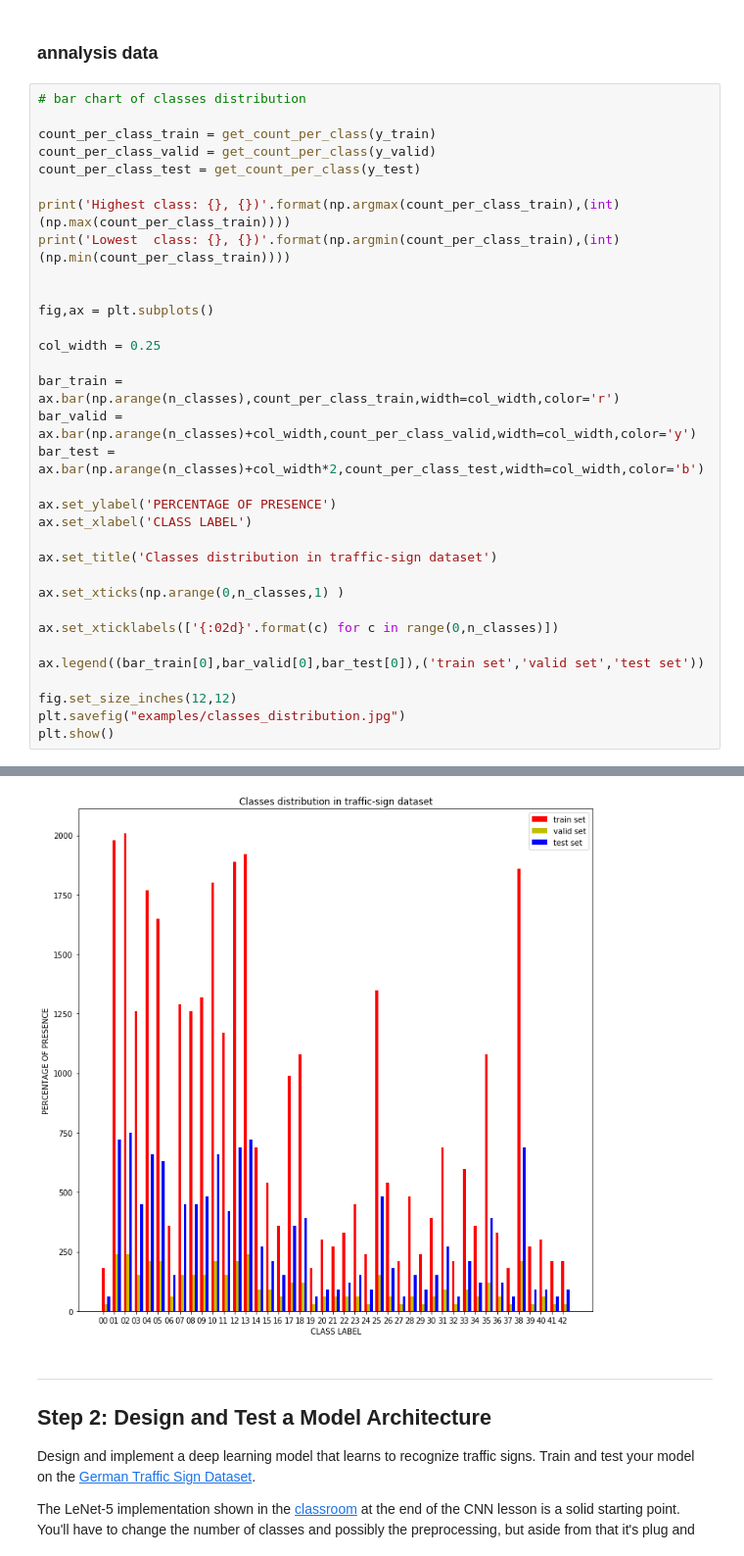
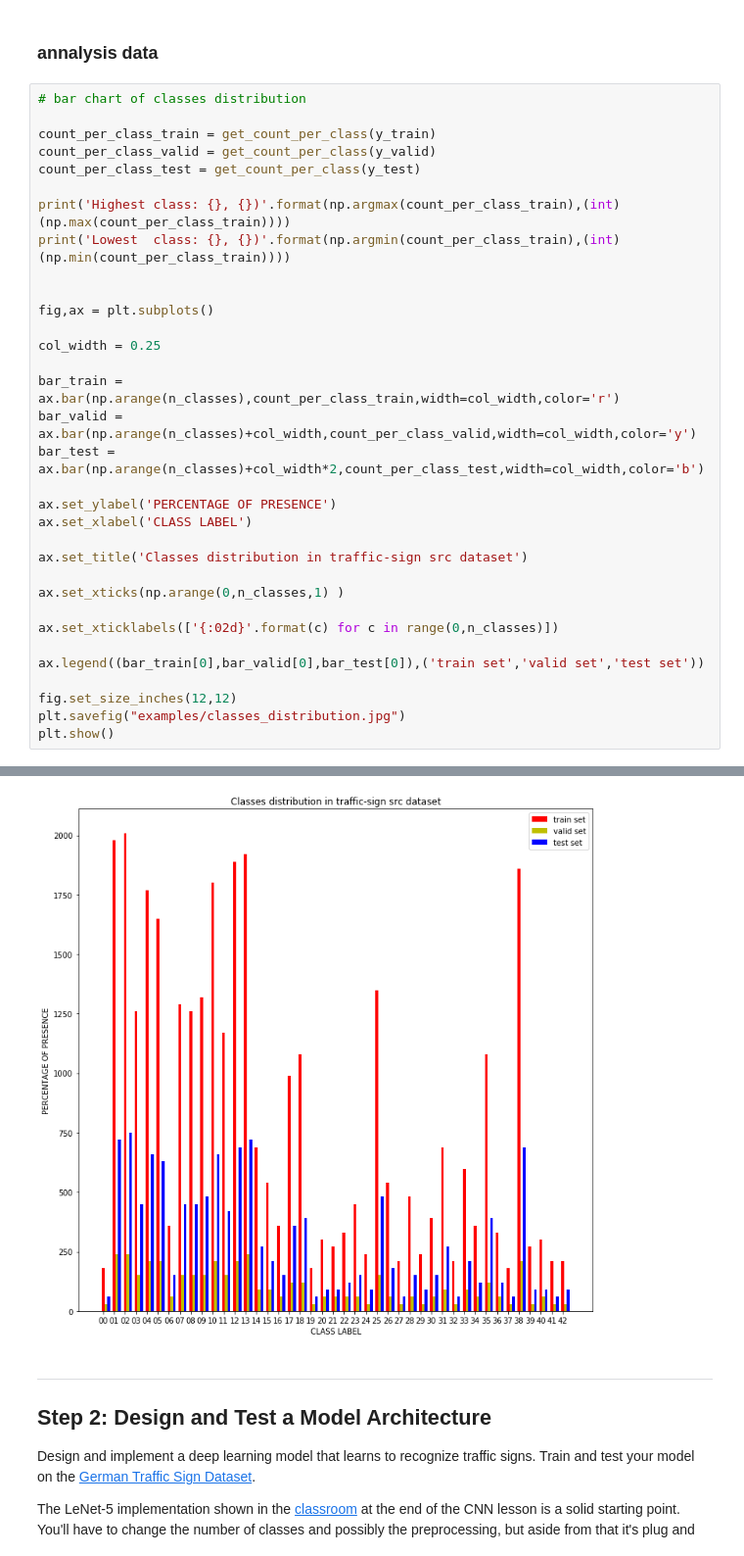
Before and after one commit to luteresa/P3_CarND-Traffic-Sign-Classifier, a Jupyter notebook: Traffic_Sign_Classifier.ipynb, the cells around one changed output, grey strips where cells are left out. Shown at 98% size. Drawn from its saved outputs; the diff is of its cells as text.

```diff
--- a/Traffic_Sign_Classifier.ipynb
+++ b/Traffic_Sign_Classifier.ipynb
@@ -204,35 +207,35 @@ count_per_class_valid = get_count_per_class(y_valid)
 count_per_class_test = get_count_per_class(y_test)
 
 print('Highest class: {}, {})'.format(np.argmax(count_per_class_train),(int)(np.max(count_per_class_train))))
 print('Lowest  class: {}, {})'.format(np.argmin(count_per_class_train),(int)(np.min(count_per_class_train))))
 
 
 fig,ax = plt.subplots()
 
 col_width = 0.25
 
 bar_train = ax.bar(np.arange(n_classes),count_per_class_train,width=col_width,color='r')
 bar_valid = ax.bar(np.arange(n_classes)+col_width,count_per_class_valid,width=col_width,color='y')
 bar_test = ax.bar(np.arange(n_classes)+col_width*2,count_per_class_test,width=col_width,color='b')
 
 ax.set_ylabel('PERCENTAGE OF PRESENCE')
 ax.set_xlabel('CLASS LABEL')
 
-ax.set_title('Classes distribution in traffic-sign dataset')
+ax.set_title('Classes distribution in traffic-sign src dataset')
 
 ax.set_xticks(np.arange(0,n_classes,1) )
 
 ax.set_xticklabels(['{:02d}'.format(c) for c in range(0,n_classes)])
 
 ax.legend((bar_train[0],bar_valid[0],bar_test[0]),('train set','valid set','test set'))
 
 fig.set_size_inches(12,12)
 plt.savefig("examples/classes_distribution.jpg")
 plt.show()
 # %% [output]
 Highest class: 2, 2010)
 Lowest  class: 0, 180)
-[figure, old version]
+[figure, new version]
 # %% [markdown]
 ----
 
```
Also changed, not shown: parts of 33 cells of this notebook, 27 other files.
